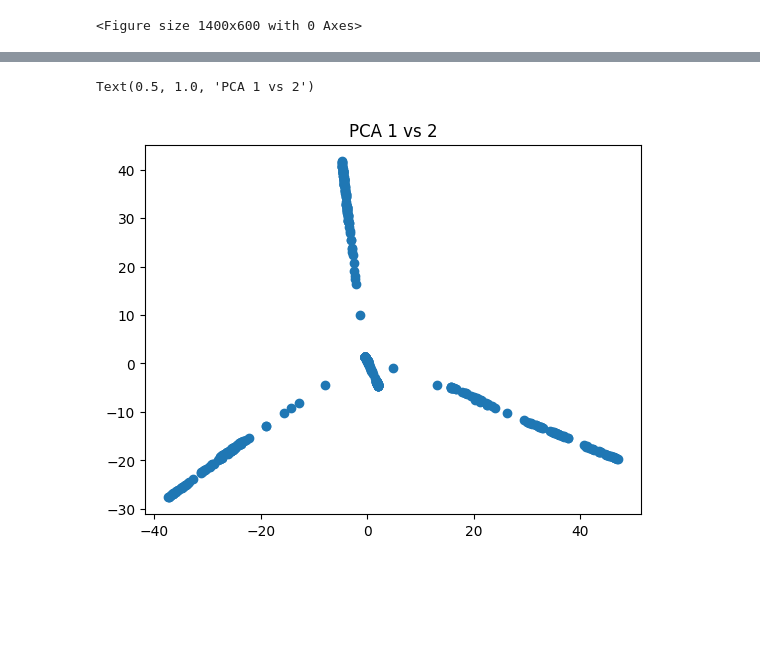
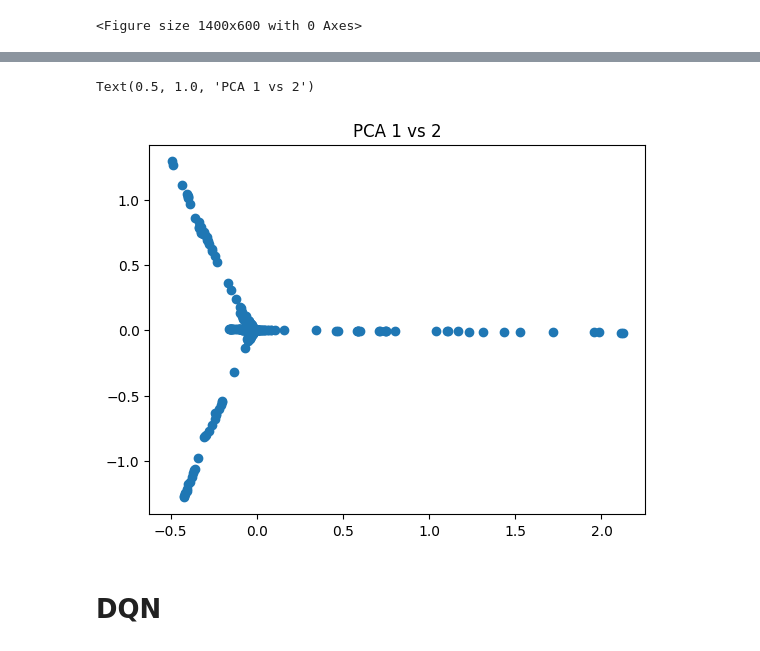
Before and after one commit to gurasog/AIRI_school_26, a Jupyter notebook: valera/gridworld_and_stuff.ipynb, the cells around one changed output, grey strips where cells are left out. Cells and saved outputs as stored; diff of their text form; code cells hidden in the pictures; blank space fills up the shorter version.

Commit message:
added table SR, DSR ICM, DQN fron pong, and some experiments with taxi

```diff
--- a/valera/gridworld_and_stuff.ipynb
+++ b/valera/gridworld_and_stuff.ipynb
@@ -764,14 +927,14 @@ KeyboardInterrupt: ignored
 <Figure size 1400x600 with 0 Axes>
 # %%
 env = gym.make("Taxi-v3")
+seed = 1337
 
 agent = AgentSR(
-    states_size=env.observation_space.n,
-    actions_size=env.action_space.n,
-    gamma = 0.95,
-    eps = DecayVal(val=0.1, decay=0.97, schedule=100),
-    lr = DecayVal(val=0.3, decay=0.8, schedule=250),
-    seed = 1337
+    env.observation_space.n, env.action_space.n,
+    gamma=0.95,
+    seed=seed,
+    eps=DecayVal(val=0.3, decay=0.8, schedule=250),
+    lr=DecayVal(val=0.1, decay=0.97, schedule=100),
 )
 
 trainer = Trainer(
@@ -831,16 +949,0 @@ class SrAgent:
-# %%
-env = gym.make("Taxi-v3")
-seed = 1337
-agent = SrAgent(
-    env.observation_space.n, env.action_space.n, gamma=0.95, seed=seed,
-    lr=DecayVal(val=0.1, decay=0.97, schedule=100),
-    eps=DecayVal(val=0.3, decay=0.8, schedule=250),
-    sarsa=False
-)
-
-
-trainer = Trainer(
-    environment = env,
-    agent = agent,
-    name = "Tabular SR"
-)
@@ -881,6 +968,8 @@ fig.show()
 # %%
-plt.scatter(pca_M[:,1], pca_M[:,2])
+plt.scatter(pca_M[:,0], pca_M[:,1])
 plt.title ("PCA 1 vs 2")
 # %% [output]
 Text(0.5, 1.0, 'PCA 1 vs 2')
-[figure, old version]
+[figure, new version]
+# %% [markdown]
+# DQN
```
Also changed, not shown: parts of 13 cells of this notebook, 4 other files.
